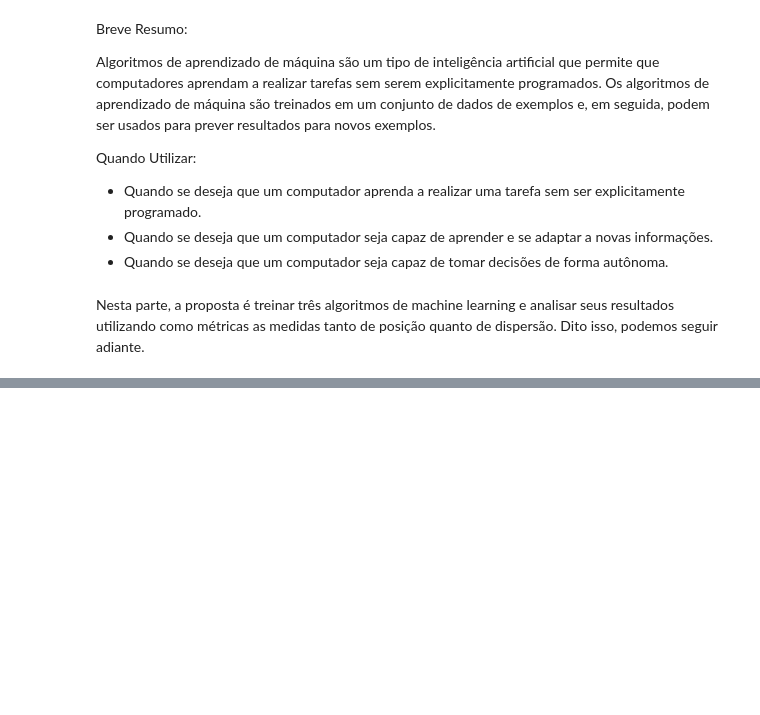
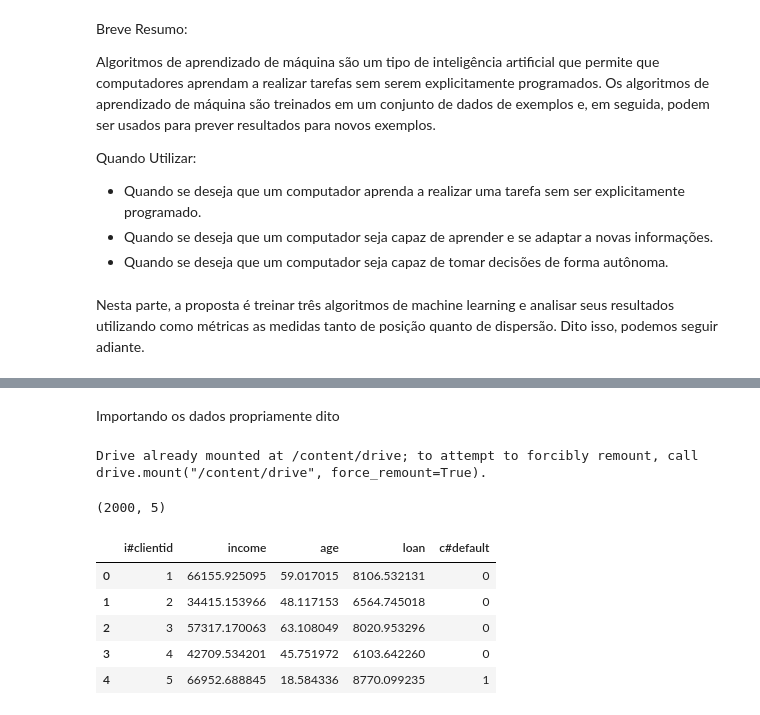
Before and after one commit to JosenildoJunior/StatPyDataScience, a Jupyter notebook: Medidas_de_posição_e_dispersão.ipynb, the cells around one changed output, grey strips where cells are left out. Drawn from its saved outputs; the diff is of its cells as text; code cells hidden in the pictures; blank space fills up the shorter version.

```diff
--- a/Medidas_de_posição_e_dispersão.ipynb
+++ b/Medidas_de_posição_e_dispersão.ipynb
@@ -700,0 +720,26 @@ Nesta parte, a proposta é treinar três algoritmos de machine learning e analis
+# %% [markdown]
+Importando os dados propriamente dito
+# %%
+# Acesso ao drive
+from google.colab import drive
+drive.mount('/content/drive')
+# %% [output]
+Drive already mounted at /content/drive; to attempt to forcibly remount, call drive.mount("/content/drive", force_remount=True).
+# %%
+# Importando o dataset
+df = pd.read_csv('/content/drive/MyDrive/Estatística para ciência de dados/credit_data.csv')
+# %%
+# Observando as dimensões da base de dados
+df.shape
+# %% [output]
+(2000, 5)
+# %%
+# Observando os primeiros registros
+df.head()
+# %% [output]
+|  | i#clientid | income | age | loan | c#default |
+| 0 | 1 | 66155.925095 | 59.017015 | 8106.532131 | 0 |
+| 1 | 2 | 34415.153966 | 48.117153 | 6564.745018 | 0 |
+| 2 | 3 | 57317.170063 | 63.108049 | 8020.953296 | 0 |
+| 3 | 4 | 42709.534201 | 45.751972 | 6103.642260 | 0 |
+| 4 | 5 | 66952.688845 | 18.584336 | 8770.099235 | 1 |
```
Also changed, not shown: parts of 30 cells of this notebook.
